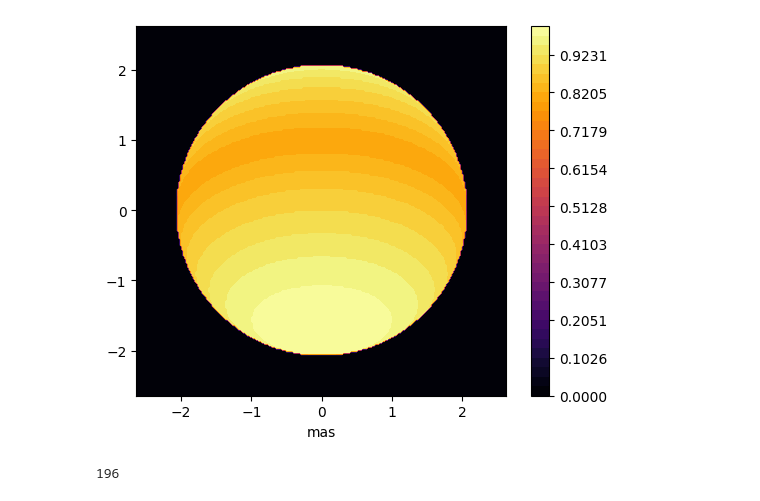
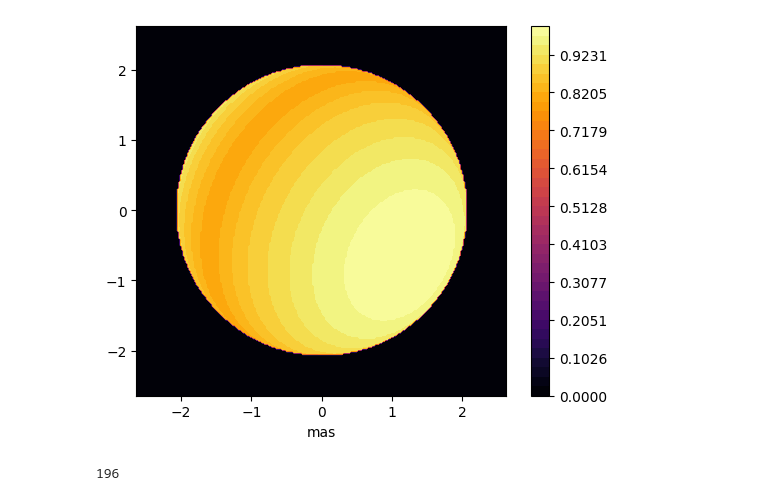
Before and after one commit to Yurivanderburg/II_GAN, a Jupyter notebook: ellipsoids/Tests.ipynb, the cells around one changed output. Cells and saved outputs as stored; diff of their text form; code cells hidden in the pictures.

```diff
--- a/ellipsoids/Tests.ipynb
+++ b/ellipsoids/Tests.ipynb
@@ -31,17 +31,17 @@ def saltandpepper(image, prob):
 # %%
 sx,sy,x,y = grids(1e-10,512,1e-6) # Grids parameter?
 
 # Ellipse inputs: (sx,sy,rad,inc,pa,sq)
 # Notes on parameter space
 # Rad: between 3e-9 and 1.5e-8
 # Inclination: between 0 and 2pi? (artifacts for e.g. 1.57!!!)
 # pa: Rotation around (x/y axis (not z axis!!); between 0 and 2pi
 # sq: "thickness" in z-direction of the ellipsoid (pole-pole distance). Best between 0.5 and 1.2
 epsilon = 0.05
 
-ellipse = ellip(sx,sy,1e-8,np.pi/3,0,1)
+ellipse = ellip(sx,sy,1e-8,np.pi/4,np.pi/3,1)
 # %% [output]
-[figure, old version]
+[figure, new version]
 # %%
 ellipse = mpimg.imread("Data/Tests/ellipsoid_1560.jpg")
 # %%
```
Also changed, not shown: parts of 4 cells of this notebook, 11 other files.
